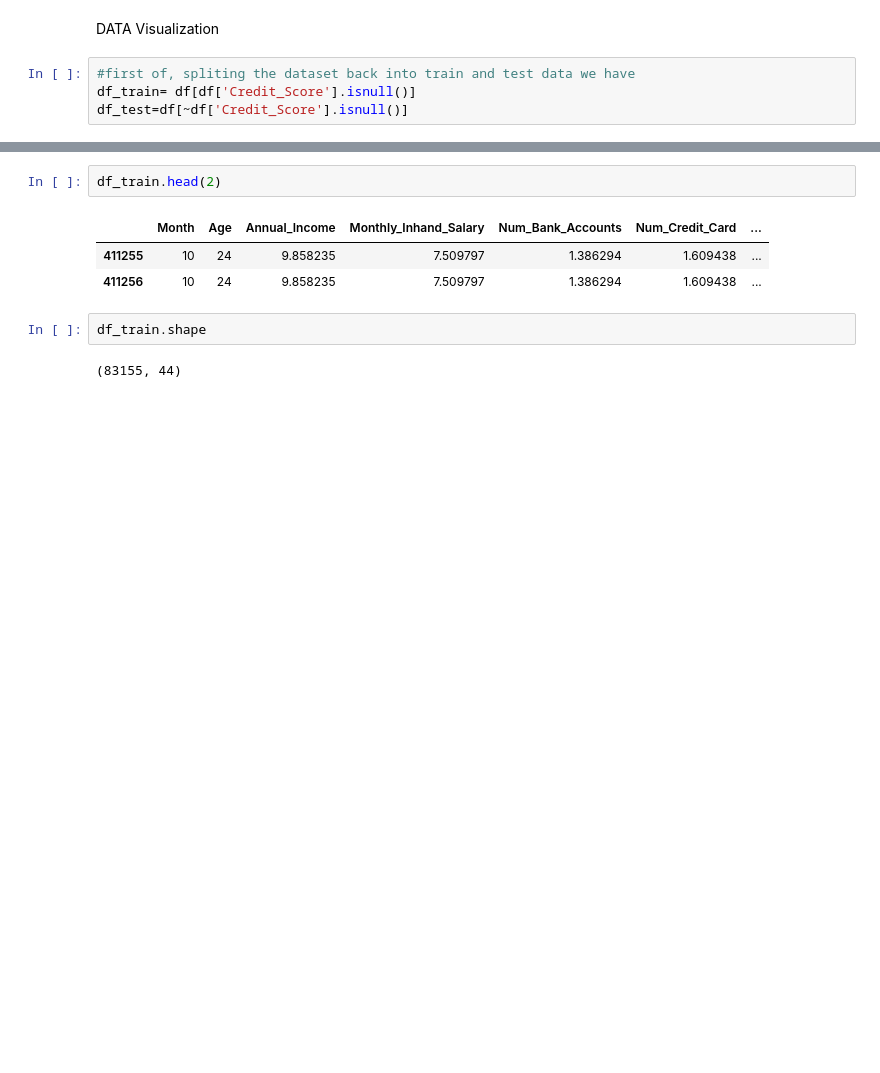
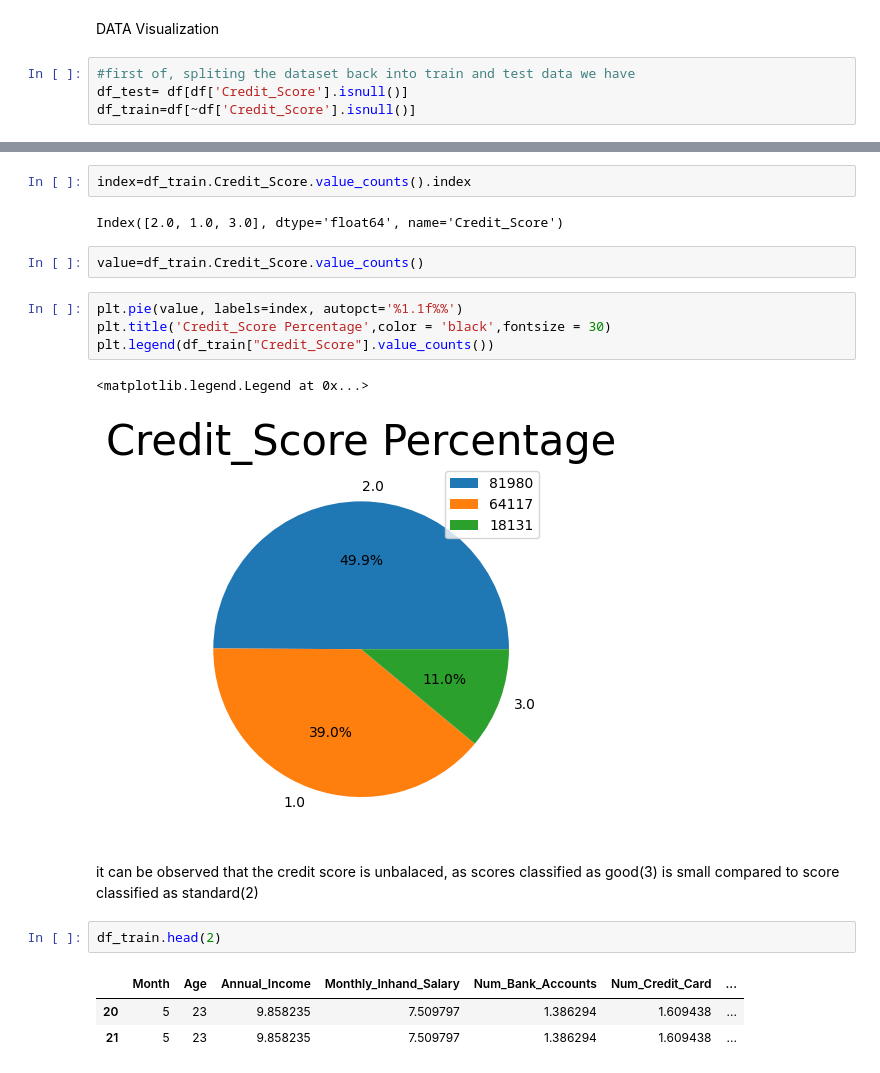
Before and after one commit to Neoman9/Credit_score_classification, a Jupyter notebook: research/E_D_A.ipynb, the cells around one changed output, grey strips where cells are left out. Drawn from its saved outputs; the diff is of its cells as text; blank space fills up the shorter version.

```diff
--- a/research/E_D_A.ipynb
+++ b/research/E_D_A.ipynb
@@ -890,5 +890,5 @@ df['Monthly_Balance']= winsorize(df['Monthly_Balance'], limits=[0.01, 0.01])
 DATA Visualization
 # %%
 #first of, spliting the dataset back into train and test data we have
-df_train= df[df['Credit_Score'].isnull()]
-df_test=df[~df['Credit_Score'].isnull()]
+df_test= df[df['Credit_Score'].isnull()]
+df_train=df[~df['Credit_Score'].isnull()]
@@ -895,10 +922,21 @@ df_test=df[~df['Credit_Score'].isnull()]
+# %%
+index=df_train.Credit_Score.value_counts().index
+# %% [output]
+Index([2.0, 1.0, 3.0], dtype='float64', name='Credit_Score')
+# %%
+value=df_train.Credit_Score.value_counts()
+# %%
+plt.pie(value, labels=index, autopct='%1.1f%%')
+plt.title('Credit_Score Percentage',color = 'black',fontsize = 30)
+plt.legend(df_train["Credit_Score"].value_counts())
+# %% [output]
+<matplotlib.legend.Legend at 0x...>
+[figure, added]
+# %% [markdown]
+it can be observed that the credit score is unbalaced, as scores classified as good(3) is small compared to score classified as standard(2)
 # %%
 df_train.head(2)
 # %% [output]
 |  | Month | Age | Annual_Income | Monthly_Inhand_Salary | Num_Bank_Accounts | Num_Credit_Card | ... |
-| 411255 | 10 | 24 | 9.858235 | 7.509797 | 1.386294 | 1.609438 | ... |
-| 411256 | 10 | 24 | 9.858235 | 7.509797 | 1.386294 | 1.609438 | ... |
+| 20 | 5 | 23 | 9.858235 | 7.509797 | 1.386294 | 1.609438 | ... |
+| 21 | 5 | 23 | 9.858235 | 7.509797 | 1.386294 | 1.609438 | ... |
-# %%
-df_train.shape
-# %% [output]
-(83155, 44)
```
Also changed, not shown: parts of 8 cells of this notebook.
